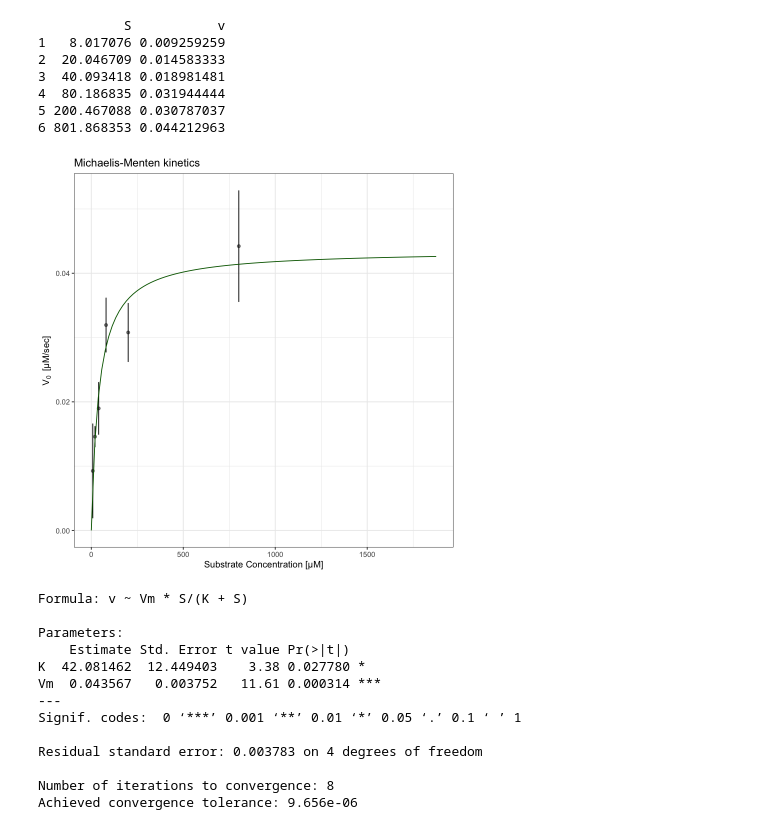
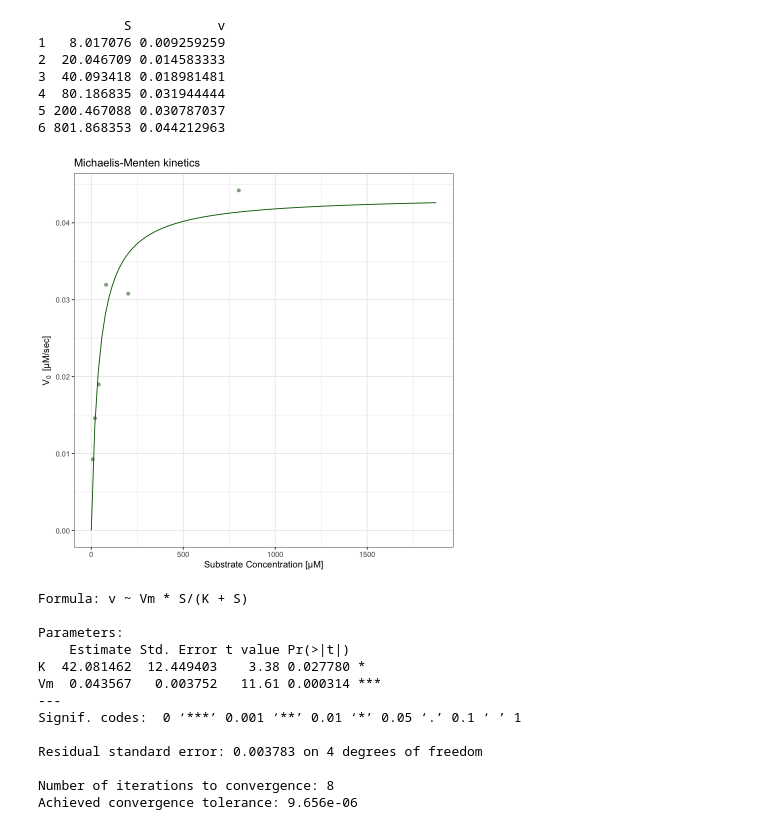
Before and after one commit to piqueen314/enzyme_kinematics, a Jupyter notebook: BioChemProjMMCurves.ipynb, the cells around one changed output. Cells and saved outputs as stored; diff of their text form; code cells hidden in the pictures.

```diff
--- a/BioChemProjMMCurves.ipynb
+++ b/BioChemProjMMCurves.ipynb
@@ -147,23 +164,23 @@ print(mmNO3)
 # %%
 model.drm <- drm (v ~ S, data = mmNO3, fct = MM.2())
 
-mml <- data.frame(S = seq(0, max(mm$S), length.out = 100))
-mml$v <- predict(model.drm, newdata = mml)
+mmlNO3 <- data.frame(S = seq(0, max(mm$S), length.out = 100))
+mmlNO3$v <- predict(model.drm, newdata = mmlNO3)
 # %%
 sdNO3 <- c(0.007365696, 0.001636821, 0.004092053, 0.004255735, 0.0045831, 0.008675153)
 # %%
 ggplot(mmNO3, aes(x = S, y = v)) +
   theme_bw() +
   xlab("Substrate Concentration [\u03BCM]") +
   ylab(bquote(V[0]~" [μM/sec]")) +
   #ylab("Speed [dE/sec]") +
   ggtitle("Michaelis-Menten kinetics") +
-  geom_point(alpha = 0.5) +
-  geom_errorbar(aes(ymin=v-sdNO3, ymax=v+sdNO3), width=.2,
-                 position=position_dodge(0.05))+
-  geom_line(data = mml, aes(x = S, y = v), colour = "dark green")
+  geom_point(alpha = 0.5, colour = "dark green") +
+  #geom_errorbar(aes(ymin=v-sdNO3, ymax=v+sdNO3), width=.2,
+   #              position=position_dodge(0.05))+
+  geom_line(data = mmlNO3, aes(x = S, y = v), colour = "dark green")
 # %% [output]
-[figure, old version]
+[figure, new version]
 # %%
 ggsave("mmNO3.pdf", width = 6, height = 4,device = cairo_pdf)
 # %%
```
Also changed, not shown: parts of 21 cells of this notebook, 20 other files.
